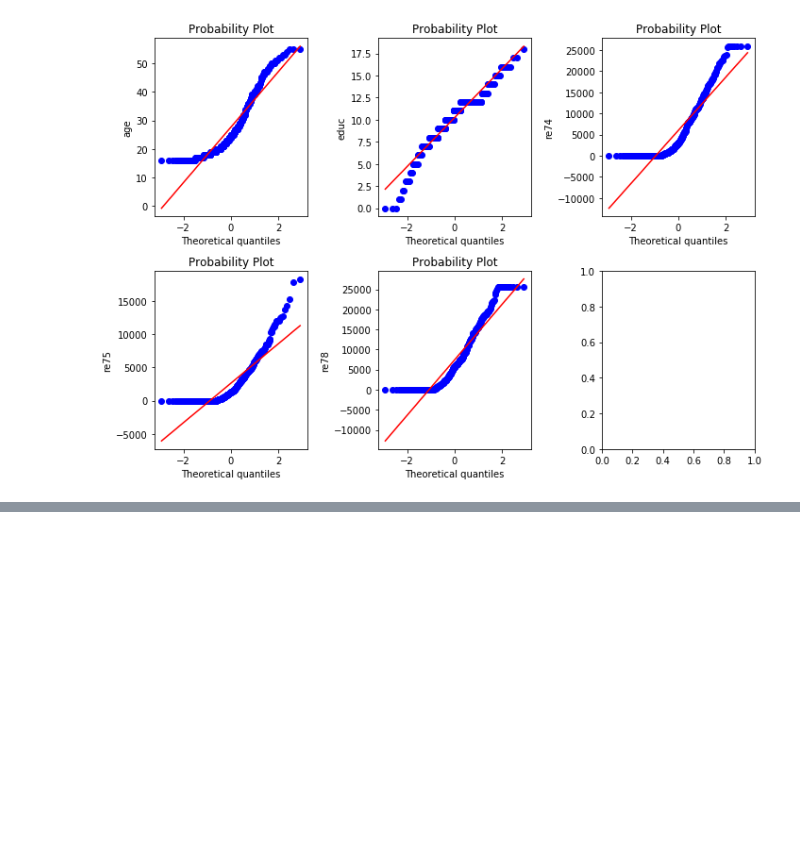
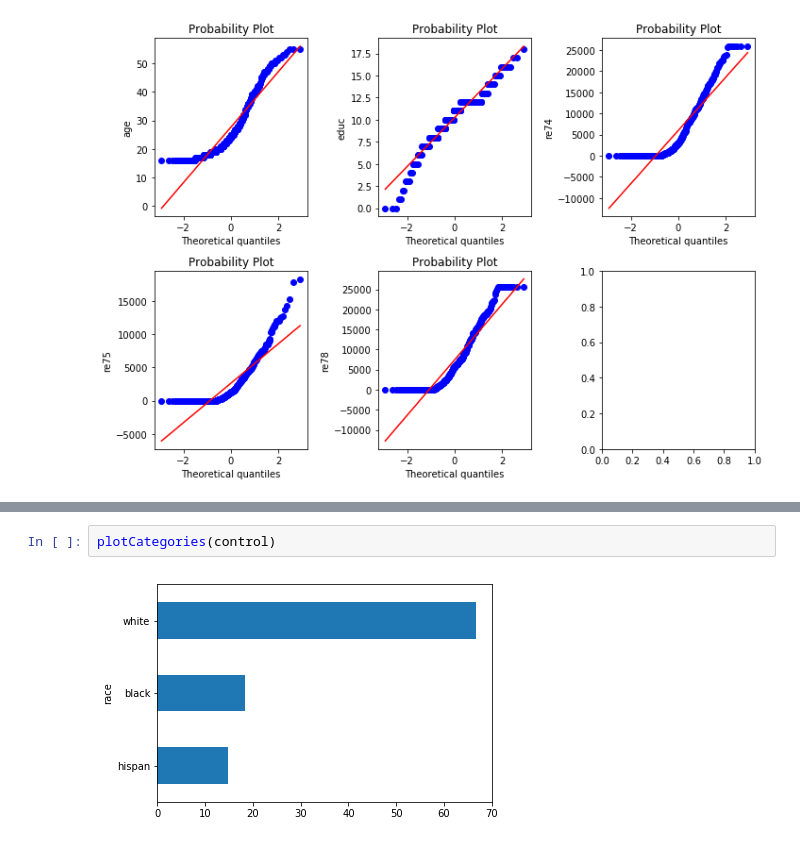
Before and after one commit to pmichele/ADA-Group, a Jupyter notebook: Partials/Michele/04 - Applied ML/Untitled.ipynb, the cells around one changed output, grey strips where cells are left out. Drawn from its saved outputs; the diff is of its cells as text; blank space fills up the shorter version.

```diff
--- a/Partials/Michele/04 - Applied ML/Untitled.ipynb
+++ b/Partials/Michele/04 - Applied ML/Untitled.ipynb
@@ -162,0 +190,4 @@ describeDF(control)
+# %%
+plotCategories(control)
+# %% [output]
+[figure, added]
```
Also changed, not shown: parts of 11 cells of this notebook.
